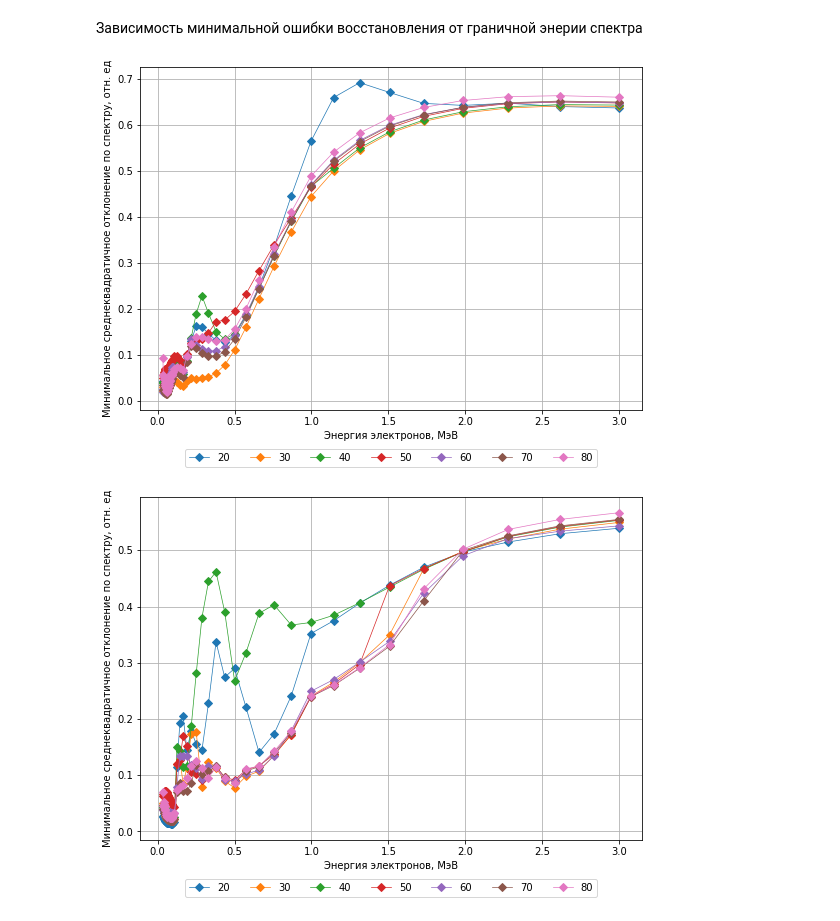
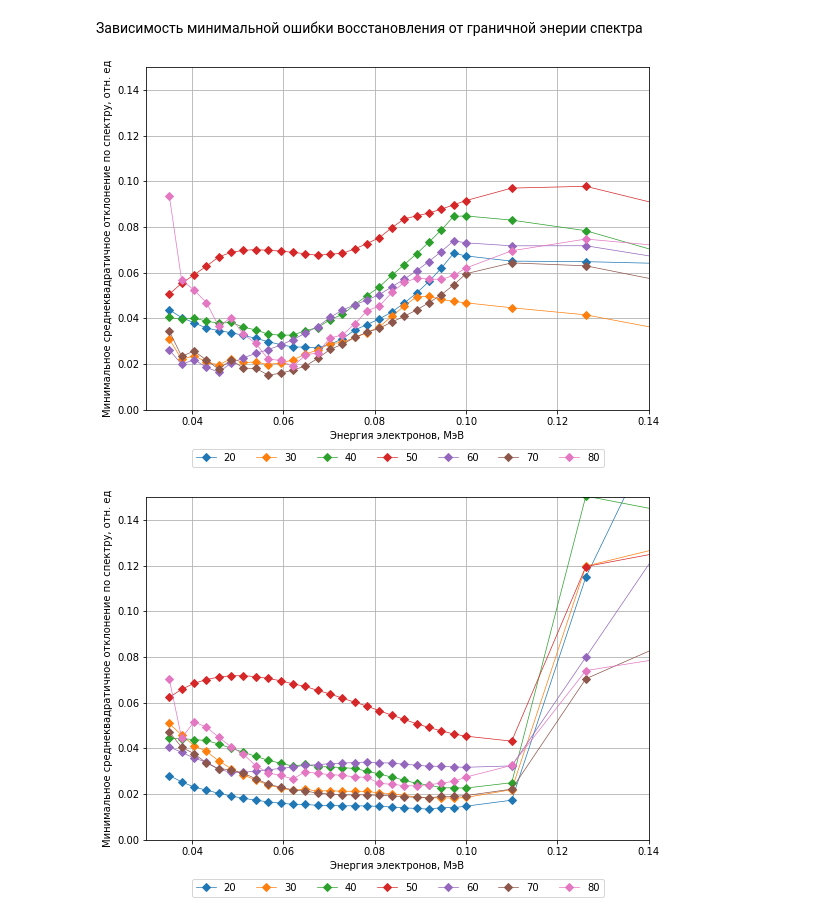
Before and after one commit to danisgrpv/gamma_4, a Jupyter notebook: Notebooks/Notebook_07_Минимальные_ошибки_восстановления.ipynb, the cells around one changed output. Cells and saved outputs as stored; diff of their text form; code cells hidden in the pictures.

```diff
--- a/Notebooks/Notebook_07_Минимальные_ошибки_восстановления.ipynb
+++ b/Notebooks/Notebook_07_Минимальные_ошибки_восстановления.ipynb
@@ -45,33 +45,33 @@ levels.extend(linspace3)
 # %%
 fig, ax = plt.subplots(figsize=(9, 7))
 
 ax.plot(beams_energyes, MINDEV_K20, ls='-', marker='D', lw='0.7', ms=5, label='20')
 ax.plot(beams_energyes, MINDEV_K30, ls='-', marker='D', lw='0.7', ms=5, label='30')
 ax.plot(beams_energyes, MINDEV_K40, ls='-', marker='D', lw='0.7', ms=5, label='40')
 ax.plot(beams_energyes, MINDEV_K50, ls='-', marker='D', lw='0.7', ms=5, label='50')
 ax.plot(beams_energyes, MINDEV_K60, ls='-', marker='D', lw='0.7', ms=5, label='60')
 ax.plot(beams_energyes, MINDEV_K70, ls='-', marker='D', lw='0.7', ms=5, label='70')
 ax.plot(beams_energyes, MINDEV_K80, ls='-', marker='D', lw='0.7', ms=5, label='80')
 
 # настройки графика
 ax.set_xlabel('Энергия электронов, МэВ', fontsize=10)
 ax.set_ylabel('Минимальное среднеквадратичное отклонение по спектру, отн. ед', fontsize=10)
 ax.tick_params(axis='both', labelsize=10)
 # ax.set_xscale('log')
 # ax.set_yscale('log')
-# ax.set_xlim(3e-2, 0.14)
-# ax.set_ylim(0, 0.150)
+ax.set_xlim(3e-2, 0.14)
+ax.set_ylim(0, 0.150)
 
 box = ax.get_position()
 ax.set_position([box.x0, box.y0 + box.height * 0.1, box.width, box.height * 0.9])
 
 # Put a legend below current axis
 ax.legend(loc='upper center', bbox_to_anchor=(0.5, -0.1), fancybox=True, shadow=False, ncol=8)
 ax.grid(True)
 
 # fig.savefig('Сравнение минимальной ошибки двух методов 30 Материал до 150 кэВ.jpg', bbox_inches='tight')
 # %% [output]
-[figure, old version]
+[figure, new version]
 # %%
 fig, ax = plt.subplots(figsize=(9, 7))
 
@@ -89,8 +89,8 @@ ax.set_ylabel('Минимальное среднеквадратичное от
 ax.tick_params(axis='both', labelsize=10)
 # ax.set_xscale('log')
 # ax.set_yscale('log')
-# ax.set_xlim(3e-2, 0.14)
-# ax.set_ylim(0, 0.150)
+ax.set_xlim(3e-2, 0.14)
+ax.set_ylim(0, 0.150)
 
 box = ax.get_position()
 ax.set_position([box.x0, box.y0 + box.height * 0.1, box.width, box.height * 0.9])
@@ -101,4 +101,4 @@ ax.grid(True)
 
 # fig.savefig('Сравнение минимальной ошибки двух методов 30 Материал до 150 кэВ.jpg', bbox_inches='tight')
 # %% [output]
-[figure, old version]
+[figure, new version]
```
Also changed, not shown: parts of 2 cells of this notebook, 1 other file.
